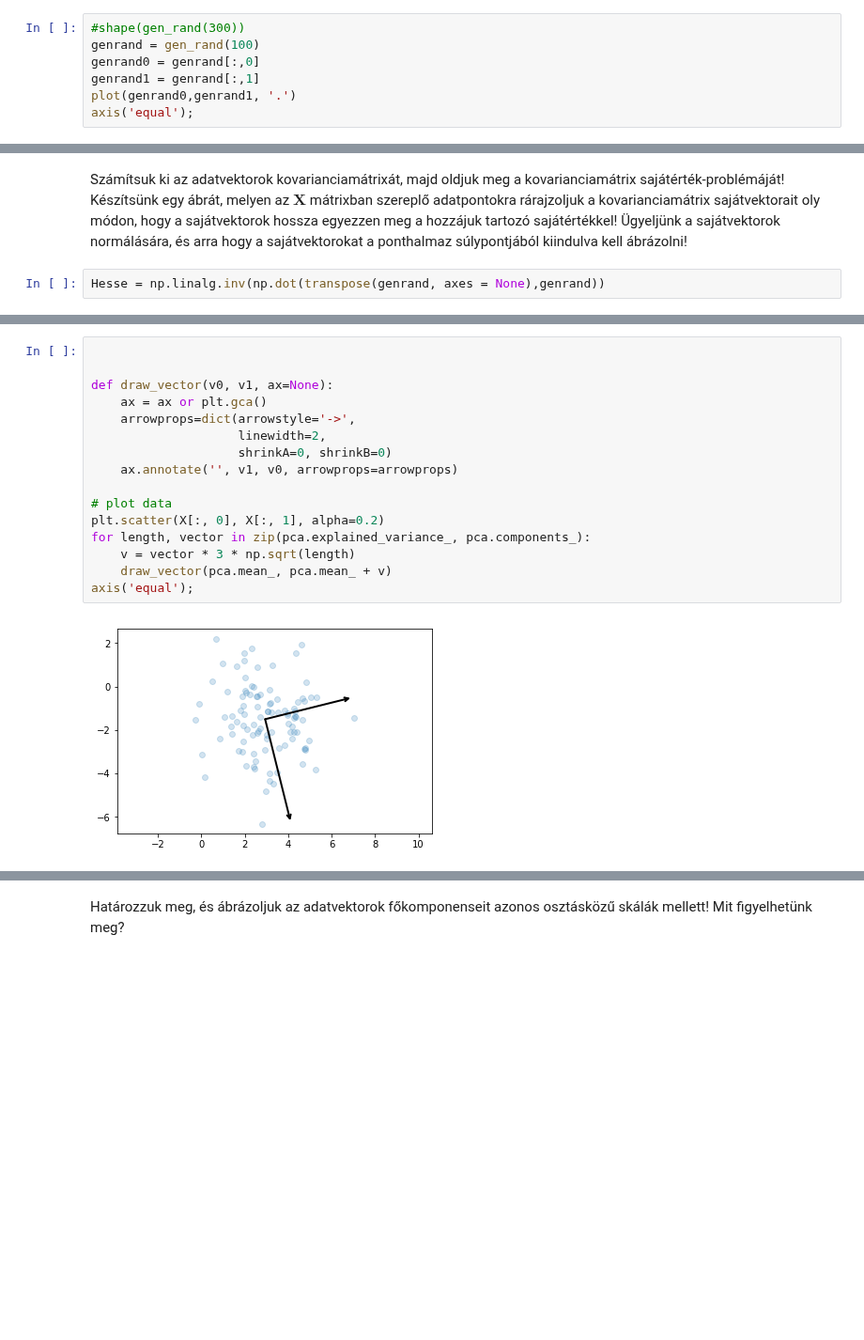
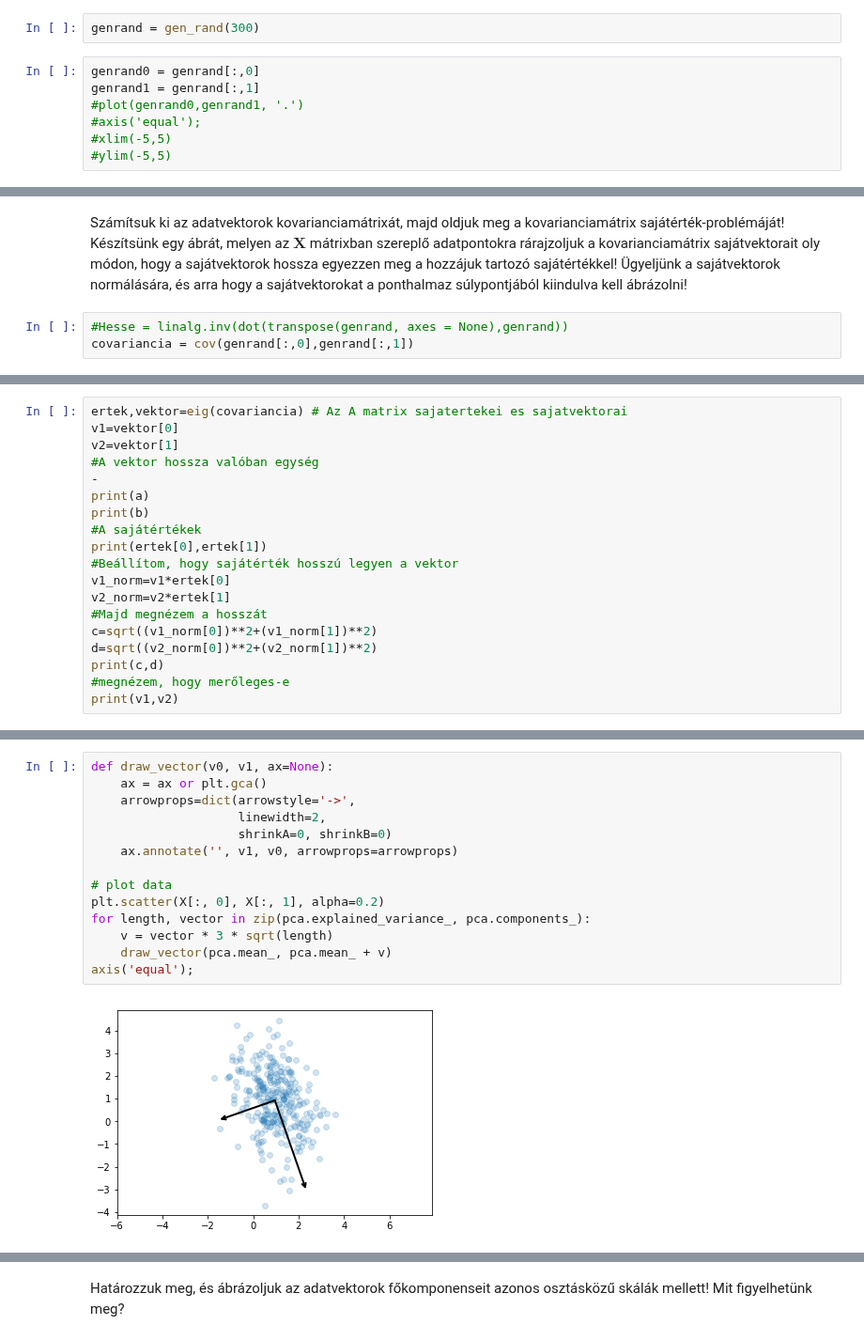
Before and after one commit to Tominano/Numerical-methods-of-physics-II, a Jupyter notebook: 5_feladatsor/5_feladat_Tomi.ipynb, the cells around one changed output, grey strips where cells are left out. Shown at 94% size. Drawn from its saved outputs; the diff is of its cells as text; blank space fills up the shorter version.

```diff
--- a/5_feladatsor/5_feladat_Tomi.ipynb
+++ b/5_feladatsor/5_feladat_Tomi.ipynb
@@ -121,10 +121,12 @@ def gen_rand(N):
     C = np.dot(R, np.dot(C, np.linalg.inv(R)))
     X = np.random.multivariate_normal(mu, C, N)
     return X
+# %%
+genrand = gen_rand(300)
 # %%
-#shape(gen_rand(300))
-genrand = gen_rand(100)
 genrand0 = genrand[:,0]
 genrand1 = genrand[:,1]
-plot(genrand0,genrand1, '.')
-axis('equal');
+#plot(genrand0,genrand1, '.')
+#axis('equal');
+#xlim(-5,5)
+#ylim(-5,5)
@@ -133,4 +133,5 @@ axis('equal');
 # %% [markdown]
 Számítsuk ki az adatvektorok kovarianciamátrixát, majd oldjuk meg a kovarianciamátrix sajátérték-problémáját! Készítsünk egy ábrát, melyen az $\mathbf{X}$ mátrixban szereplő adatpontokra rárajzoljuk a kovarianciamátrix sajátvektorait oly módon, hogy a sajátvektorok hossza egyezzen meg a hozzájuk tartozó sajátértékkel! Ügyeljünk a sajátvektorok normálására, és arra hogy a sajátvektorokat a ponthalmaz súlypontjából kiindulva kell ábrázolni!
 # %%
-Hesse = np.linalg.inv(np.dot(transpose(genrand, axes = None),genrand))
+#Hesse = linalg.inv(dot(transpose(genrand, axes = None),genrand))
+covariancia = cov(genrand[:,0],genrand[:,1])
@@ -155,0 +138,19 @@ print(ertek[1])
+# %%
+ertek,vektor=eig(covariancia) # Az A matrix sajatertekei es sajatvektorai
+v1=vektor[0]
+v2=vektor[1]
+#A vektor hossza valóban egység
+-
+print(a)
+print(b)
+#A sajátértékek
+print(ertek[0],ertek[1])
+#Beállítom, hogy sajátérték hosszú legyen a vektor
+v1_norm=v1*ertek[0]
+v2_norm=v2*ertek[1]
+#Majd megnézem a hosszát
+c=sqrt((v1_norm[0])**2+(v1_norm[1])**2)
+d=sqrt((v2_norm[0])**2+(v2_norm[1])**2)
+print(c,d)
+#megnézem, hogy merőleges-e
+print(v1,v2)
@@ -178,21 +201,19 @@ print(pca.explained_variance_)
 # %%
-
-
 def draw_vector(v0, v1, ax=None):
     ax = ax or plt.gca()
     arrowprops=dict(arrowstyle='->',
                     linewidth=2,
                     shrinkA=0, shrinkB=0)
     ax.annotate('', v1, v0, arrowprops=arrowprops)
 
 # plot data
 plt.scatter(X[:, 0], X[:, 1], alpha=0.2)
 for length, vector in zip(pca.explained_variance_, pca.components_):
-    v = vector * 3 * np.sqrt(length)
+    v = vector * 3 * sqrt(length)
     draw_vector(pca.mean_, pca.mean_ + v)
 axis('equal');
 # %% [output]
-[figure, old version]
+[figure, new version]
 # %%
 pca.fit(X)
 X_pca = pca.transform(X)
```
Also changed, not shown: parts of 12 cells of this notebook.
